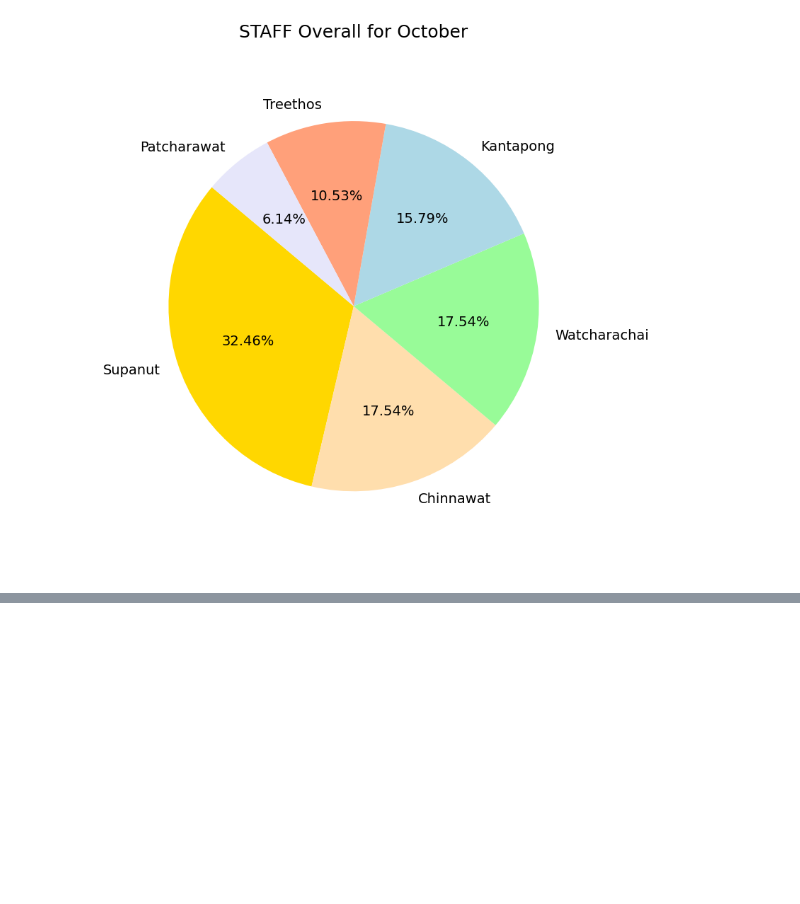
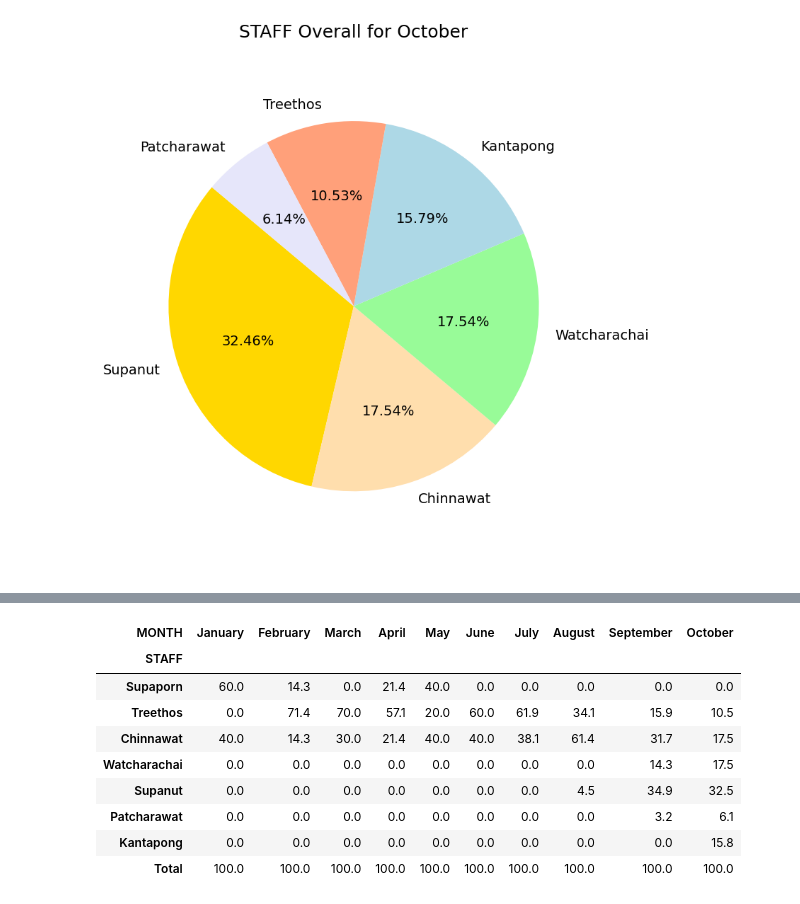
Before and after one commit to WatcharachaiSk/colab, a Jupyter notebook: Summary_Ticket_v1.ipynb, the cells around one changed output, grey strips where cells are left out. Drawn from its saved outputs; the diff is of its cells as text; code cells hidden in the pictures; blank space fills up the shorter version.

```diff
--- a/Summary_Ticket_v1.ipynb
+++ b/Summary_Ticket_v1.ipynb
@@ -618,0 +706,90 @@ plt.show()
+# %%
+import pandas as pd
+
+# โหลดข้อมูลจาก Excel
+data = pd.read_excel('/content/Ticket_summary.xlsx', sheet_name='sheet1', usecols=['MONTH', 'STAFF'])
+
+# กำหนดลำดับของเดือน
+month_order = ['January', 'February', 'March', 'April', 'May', 'June',
+               'July', 'August', 'September', 'October']
+
+# กำหนดลำดับของ STAFF
+assign_to_list = [
+    'Supaporn',
+    'Treethos',
+    'Chinnawat',
+    'Watcharachai',
+    'Supanut',
+    'Patcharawat',
+    'Kantapong'
+]
+
+# แปลงคอลัมน์ MONTH เป็นประเภท categorical และตั้งค่าลำดับ
+data['MONTH'] = pd.Categorical(data['MONTH'], categories=month_order, ordered=True)
+
+# นับจำนวนการทำงานของแต่ละ STAFF ในแต่ละเดือน
+staff_counts = data.groupby(['STAFF', 'MONTH']).size().unstack(fill_value=0)
+
+# เรียงลำดับ STAFF ตามที่กำหนด
+staff_counts = staff_counts.reindex(assign_to_list + [name for name in staff_counts.index if name not in assign_to_list], fill_value=0)
+
+# คำนวณเปอร์เซ็นต์ของการทำงานของแต่ละ STAFF ในแต่ละเดือน
+staff_percentage = staff_counts.div(staff_counts.sum(axis=0), axis=1) * 100
+
+# เพิ่มแถว "Total" เพื่อหาผลรวมในแต่ละเดือน
+staff_percentage.loc['Total'] = staff_percentage.sum()
+
+# สร้างตารางด้วย Pandas Styler
+styled_table = staff_percentage.style.format(precision=1).set_table_styles(
+    [
+        # จัดแต่งหัวข้อของตาราง
+        {
+            'selector': 'thead th',
+            'props': [
+                ('background-color', '#ffcc66'),  # สีเหลืองสำหรับหัวตาราง
+                ('color', 'black'),
+                ('font-weight', 'bold'),
+                ('text-align', 'center'),
+                ('border', '1px solid black')  # เส้นขอบหัวตาราง
+            ]
+        },
+        # จัดแต่งข้อมูลในตาราง
+        {
+            'selector': 'tbody td',
+            'props': [
+                ('border', '1px solid black'),  # เส้นขอบข้อมูลในตาราง
+                ('padding', '10px'),            # ระยะห่างภายในเซลล์
+                ('text-align', 'center'),       # จัดให้อยู่กึ่งกลาง
+            ]
+        },
+        # จัดแต่งแถว Total
+        {
+            'selector': 'tbody tr:last-child td',
+            'props': [
+                ('background-color', '#b3e5fc'),  # สีฟ้าสำหรับแถว Total
+                ('font-weight', 'bold')
+            ]
+        }
+    ]
+).set_properties(
+    **{
+        'text-align': 'center',
+        'background-color': '#ffffff',  # สีพื้นหลังของข้อมูลในตาราง
+        'padding': '10px',
+        'border': '1px solid black'  # เส้นขอบรอบเซลล์ทั้งหมด
+    }
+)
+
+# แสดงตารางที่จัดแต่ง
+display(styled_table)
+# %% [output]
+| MONTH | January | February | March | April | May | June | July | August | September | October |
+| STAFF |  |  |  |  |  |  |  |  |  |  |
+| Supaporn | 60.0 | 14.3 | 0.0 | 21.4 | 40.0 | 0.0 | 0.0 | 0.0 | 0.0 | 0.0 |
+| Treethos | 0.0 | 71.4 | 70.0 | 57.1 | 20.0 | 60.0 | 61.9 | 34.1 | 15.9 | 10.5 |
+| Chinnawat | 40.0 | 14.3 | 30.0 | 21.4 | 40.0 | 40.0 | 38.1 | 61.4 | 31.7 | 17.5 |
+| Watcharachai | 0.0 | 0.0 | 0.0 | 0.0 | 0.0 | 0.0 | 0.0 | 0.0 | 14.3 | 17.5 |
+| Supanut | 0.0 | 0.0 | 0.0 | 0.0 | 0.0 | 0.0 | 0.0 | 4.5 | 34.9 | 32.5 |
+| Patcharawat | 0.0 | 0.0 | 0.0 | 0.0 | 0.0 | 0.0 | 0.0 | 0.0 | 3.2 | 6.1 |
+| Kantapong | 0.0 | 0.0 | 0.0 | 0.0 | 0.0 | 0.0 | 0.0 | 0.0 | 0.0 | 15.8 |
+| Total | 100.0 | 100.0 | 100.0 | 100.0 | 100.0 | 100.0 | 100.0 | 100.0 | 100.0 | 100.0 |
```
Also changed, not shown: parts of 1 cell of this notebook.
